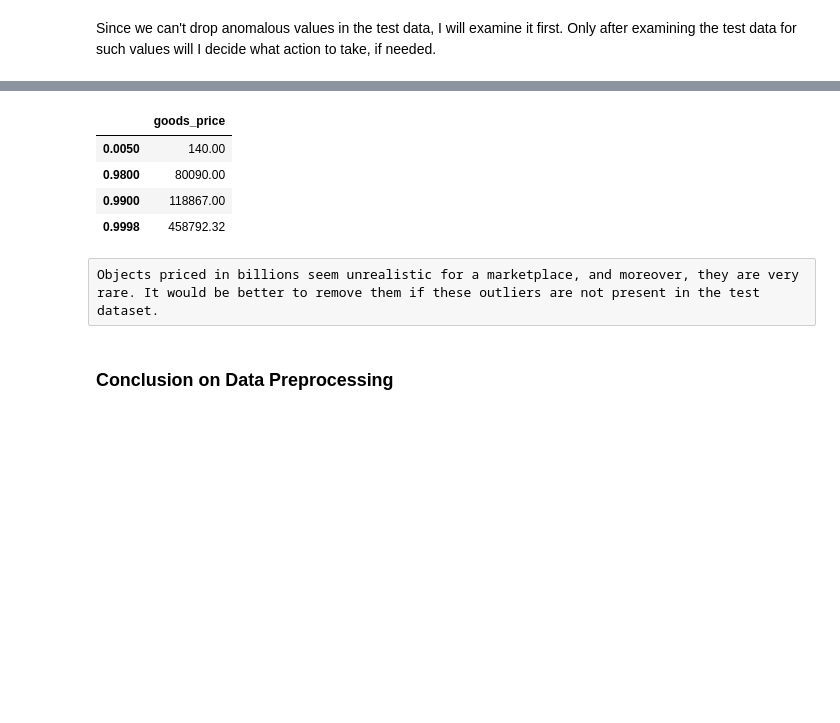
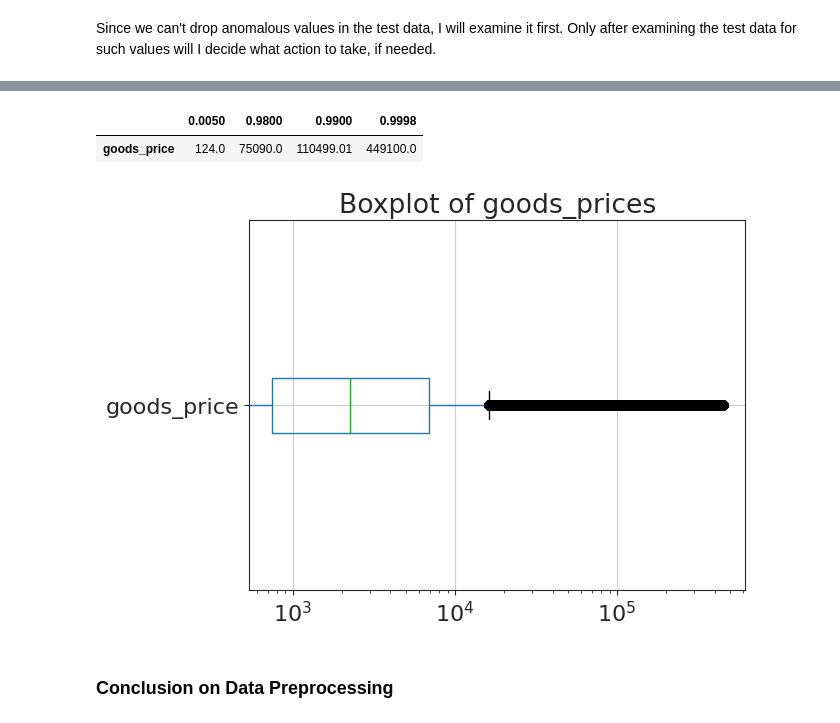
Before and after one commit to AV-BOLT/portfolio, a Jupyter notebook: EDA+ML/Samokat.Tech_workshop/products-matching-binary-task-fscore.ipynb, the cells around one changed output, grey strips where cells are left out. Saved outputs shown, nothing was run; the diff lists cells and outputs as text; code cells hidden in the pictures; blank space fills up the shorter version.

```diff
--- a/EDA+ML/Samokat.Tech_workshop/products-matching-binary-task-fscore.ipynb
+++ b/EDA+ML/Samokat.Tech_workshop/products-matching-binary-task-fscore.ipynb
@@ -502,4 +489,0 @@ train[['goods_price']].describe().transpose()
-# %%
-# change the data types of both features to float
-train[['offer_price', 'goods_price']] = train[['offer_price', 'goods_price']].astype('int')
-train[['offer_price', 'goods_price']] .dtypes
@@ -509,0 +545,7 @@ The characteristics of the distribution have not changed, indicating that the pr
+# %%
+train_id_predicted = filler_id.predict(test_id_pool)
+
+print(f'''
+Shape of training data with missing vals in goods_category_id {train.loc[train['goods_category_id'].isna(), 'goods_category_id'].shape}
+
+Shape of predicted data  {train_id_predicted.shape}''')
@@ -509,0 +556,18 @@ The characteristics of the distribution have not changed, indicating that the pr
+# %%
+train.loc[train['goods_category_id'].isna(), 'goods_category_id'] = train_id_predicted
+
+# access the distribution after filling
+unique_categories = ([14.,  2., 81.,  8., 19.,  3., 11., 21.,  5.,  6., 83., 82.,  4., 7., 10., 13., 17.,  9., 69., 18.])
+
+#Plot histogram
+plt.figure(figsize=(21, 4))
+train.loc[train['goods_category_id'], 'goods_category_id'].hist(bins = len(unique_categories),
+                                                   color='skyblue',
+                                                   edgecolor = 'black',
+                                                   alpha = 0.7)
+plt.xlabel('Category ID')
+plt.ylabel('Frequency')
+plt.title('Distribution of goods category ID')
+plt.xticks(unique_categories, rotation = 75)
+plt.grid(axis='y', linestyle='--', alpha=0.7)
+plt.show()
@@ -517,0 +725,4 @@ plt.xscale('log')
+# %%
+# we cant drop outliers so just replace them with the value in 0.9998 quantile
+train.loc[train['goods_price'] > 449100.0, 'goods_price'] = 449100.0
+test_data.loc[test_data['goods_price'] > 438688.9636, 'goods_price'] = 438688.9636
@@ -518,14 +743,15 @@ plt.xscale('log')
 # %%
+# plot at boxplot
+train[['goods_price']].boxplot(vert = False)
+plt.title('Boxplot of goods_prices')
+plt.xscale('log')
+
 # look at quantiles of values
-train[['goods_price']].quantile([.005, .98, .99, .9998])
+train[['goods_price']].quantile([.005, .98, .99, .9998]).transpose()
 # %% [output]
-|  | goods_price |
-| 0.0050 | 140.00 |
-| 0.9800 | 80090.00 |
-| 0.9900 | 118867.00 |
-| 0.9998 | 458792.32 |
+|  | 0.0050 | 0.9800 | 0.9900 | 0.9998 |
+| goods_price | 124.0 | 75090.0 | 110499.01 | 449100.0 |
+[figure, added]
-# %% [raw]
-Objects priced in billions seem unrealistic for a marketplace, and moreover, they are very rare. It would be better to remove them if these outliers are not present in the test dataset.
 # %% [markdown]
 ### Conclusion on Data Preprocessing
 # %% [markdown]
```
Also changed, not shown: parts of 84 cells of this notebook.
